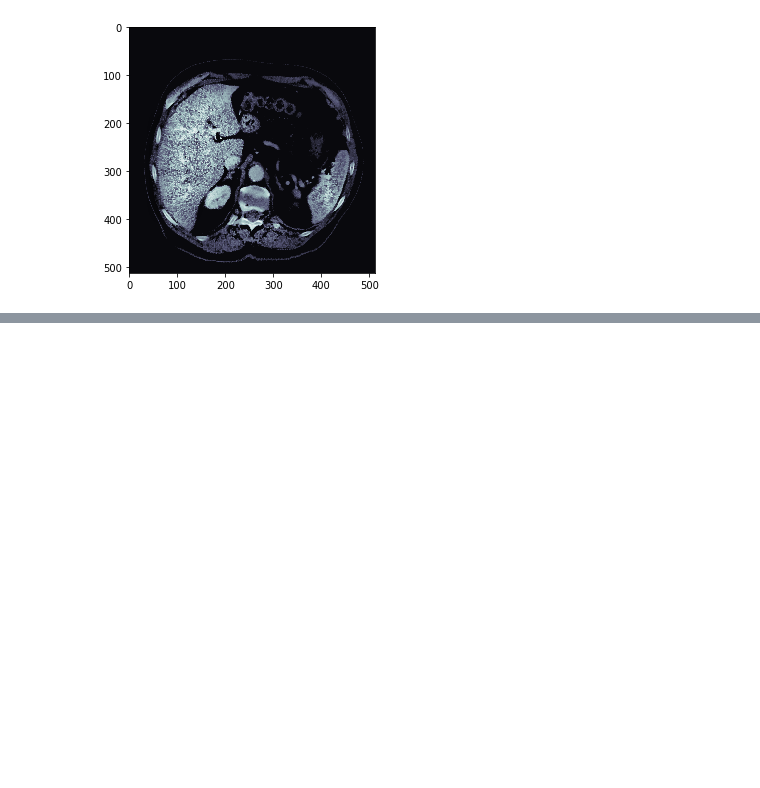
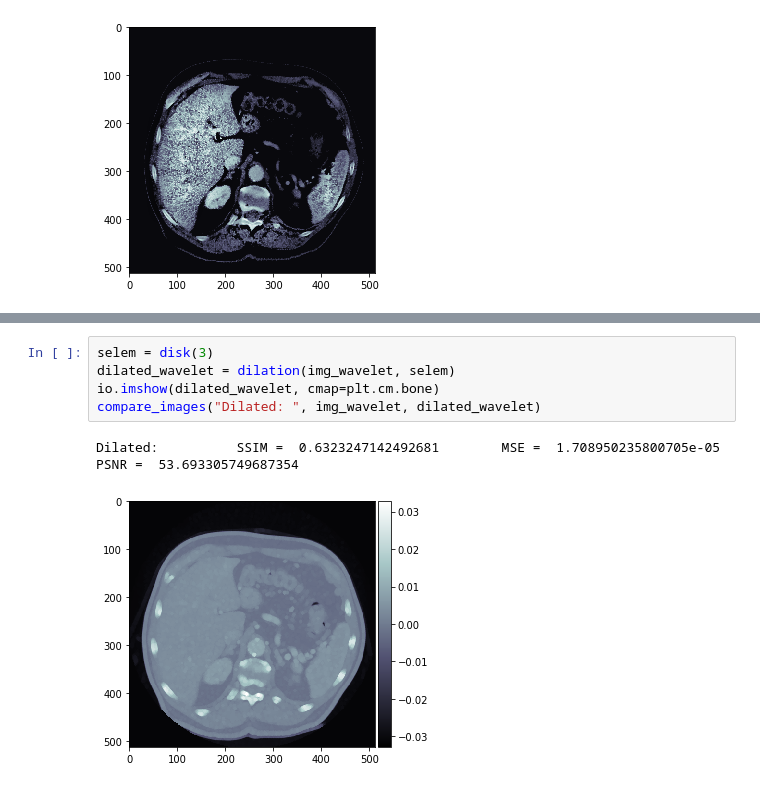
Before and after one commit to amenegotto/pyLiver, a Jupyter notebook: notebook/MorphologyExperiments.ipynb, the cells around one changed output, grey strips where cells are left out. Cells and saved outputs as stored; diff of their text form; blank space fills up the shorter version.

```diff
--- a/notebook/MorphologyExperiments.ipynb
+++ b/notebook/MorphologyExperiments.ipynb
@@ -148,0 +165,8 @@ Closing after Adaptative Histogram Equalization:          SSIM =  0.914181444642
+# %%
+selem = disk(3)
+dilated_wavelet = dilation(img_wavelet, selem)
+io.imshow(dilated_wavelet, cmap=plt.cm.bone)
+compare_images("Dilated: ", img_wavelet, dilated_wavelet)
+# %% [output]
+Dilated:          SSIM =  0.6323247142492681        MSE =  1.708950235800705e-05        PSNR =  53.693305749687354
+[figure, added]
```
Also changed, not shown: parts of 3 cells of this notebook.
